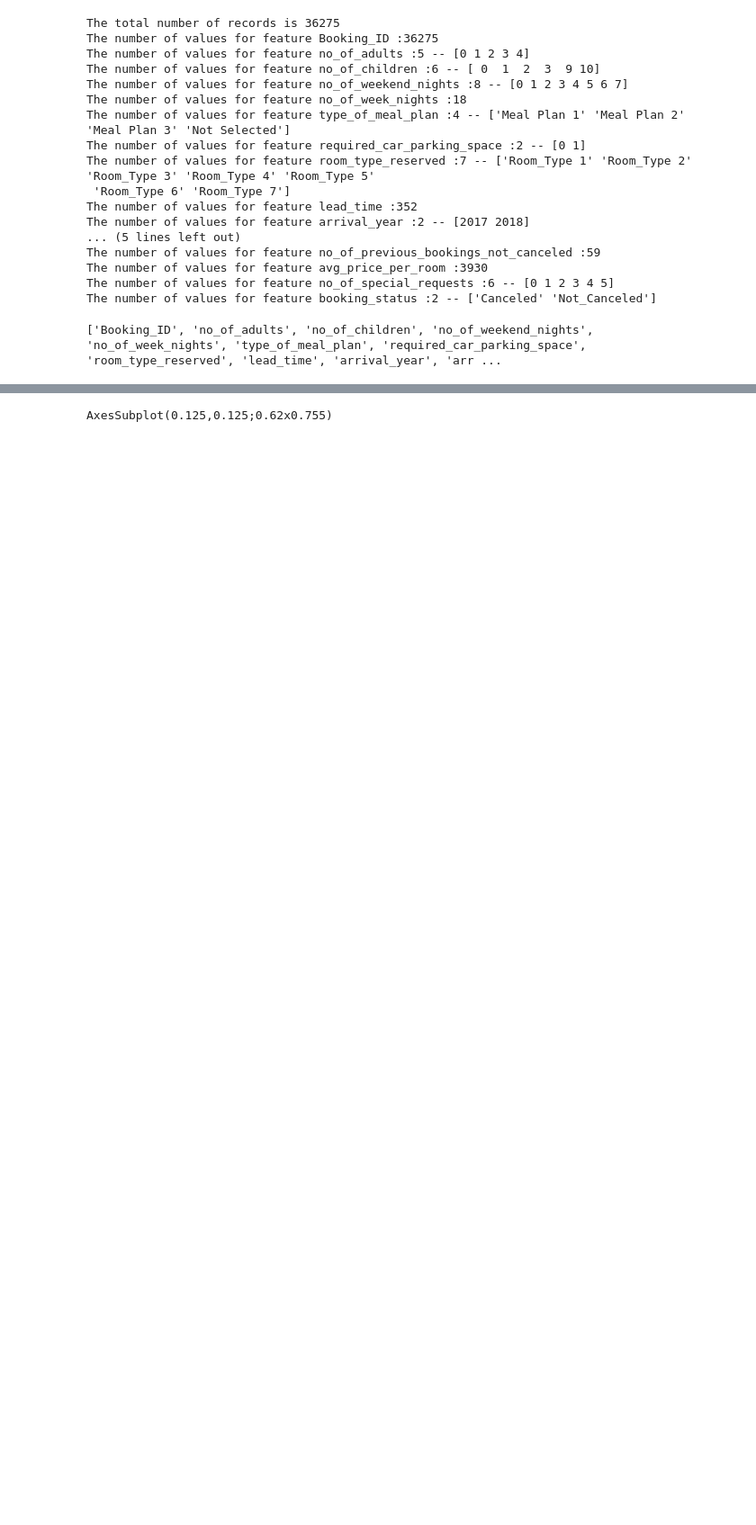
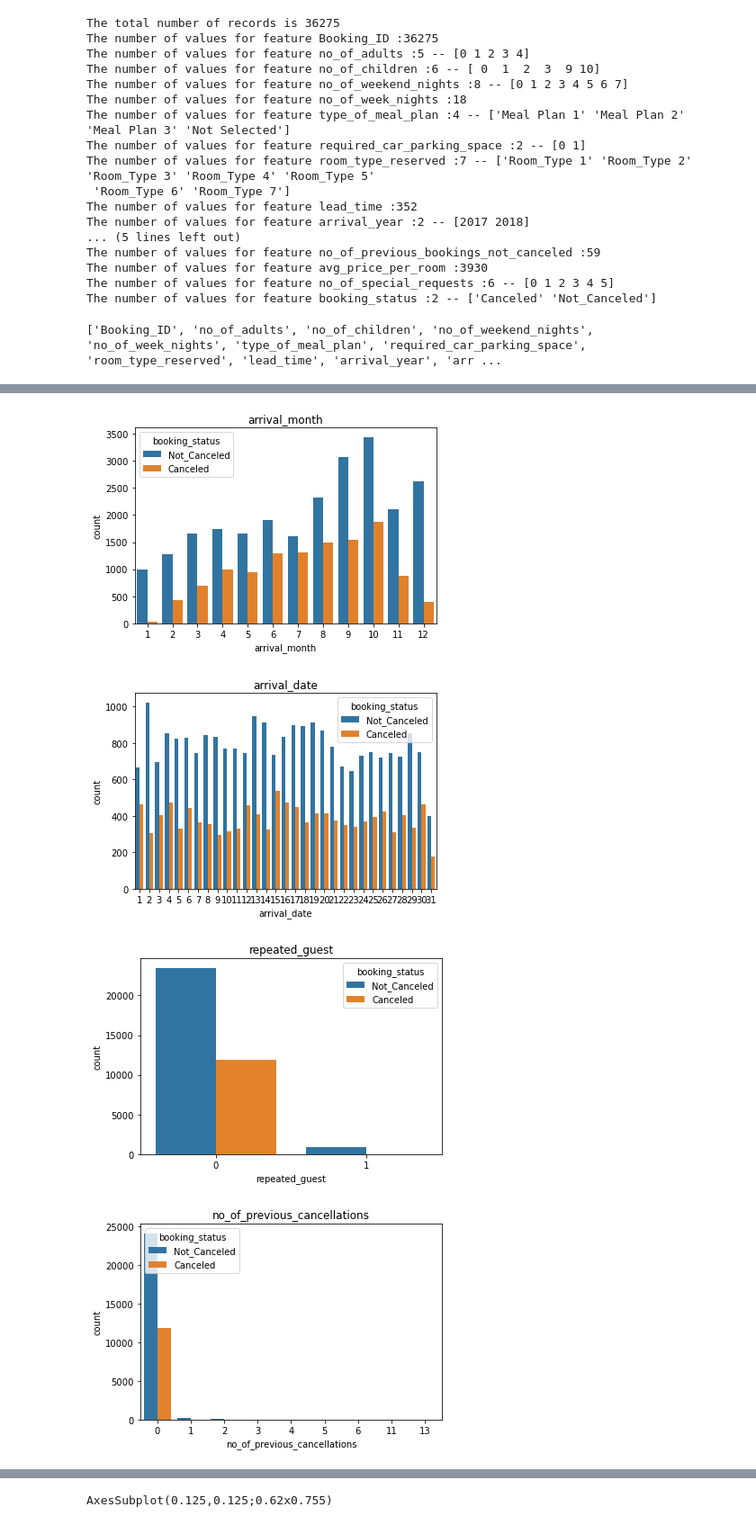
Before and after one commit to christopherjkbooth/cancellation-prediction, a Jupyter notebook: cancellation.ipynb, the cells around one changed output, grey strips where cells are left out. Shown at 90% size. Saved outputs shown, nothing was run; the diff lists cells and outputs as text; code cells hidden in the pictures; blank space fills up the shorter version.

```diff
--- a/cancellation.ipynb
+++ b/cancellation.ipynb
@@ -149,0 +160,8 @@ for n in catergorical_columns:
+# %%
+numerical_columns = df.drop(columns =['Booking_ID','type_of_meal_plan', 'room_type_reserved', 'market_segment_type'])
+
+for n in numerical_columns:
+    sns.countplot(data = df, x = n, hue = 'booking_status')
+    plt.title(n)
+    plt.show()
+# %% [output]
@@ -149,0 +175,4 @@ for n in catergorical_columns:
+[figure, added]
+[figure, added]
+[figure, added]
+[figure, added]
```
Also changed, not shown: parts of 18 cells of this notebook.
